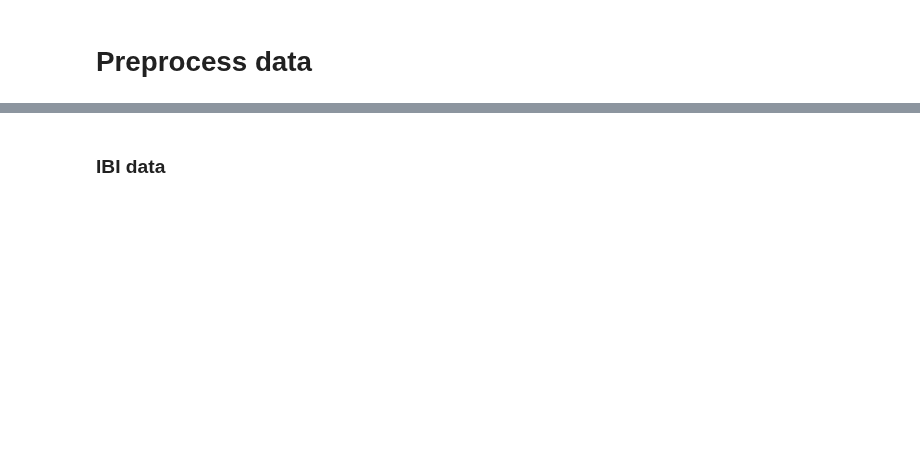
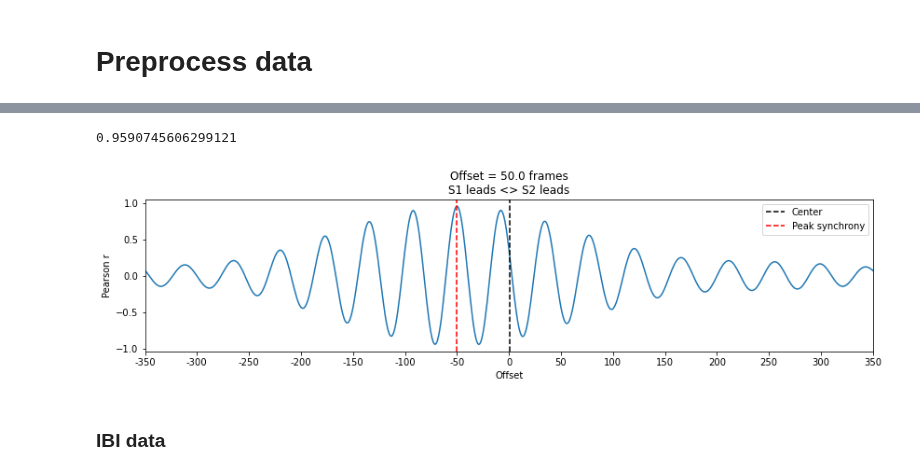
Before and after one commit to visserle/two-hearts, a Jupyter notebook: 05_simulation.ipynb, the cells around one changed output, grey strips where cells are left out. Cells and saved outputs as stored; diff of their text form; code cells hidden in the pictures; blank space fills up the shorter version.

```diff
--- a/05_simulation.ipynb
+++ b/05_simulation.ipynb
@@ -300,2 +336,30 @@ print(np.equal(a["sync"][0][:-lag],a["sync"][1][lag:]))
+# %%
+# Modified from:
+# https://towardsdatascience.com/four-ways-to-quantify-synchrony-between-time-series-data-b99136c4a9c9
+
+d1 = pd.Series(data["sync"][0])
+d2 = pd.Series(data["sync"][1])
+seconds = 7
+sampling_rate_new = 50
+rs = [
+    crosscorr(d1,d2, lag)
+    for lag in range(
+        -int(seconds*sampling_rate_new),
+        int(seconds*sampling_rate_new+1))
+    ]
+offset = np.floor(len(rs)/2)-np.argmax(rs)
+f,ax=plt.subplots(figsize=(14,3))
+ax.plot(rs)
+ax.axvline(np.ceil(len(rs)/2),color='k',linestyle='--',label='Center')
+ax.axvline(np.argmax(rs),color='r',linestyle='--',label='Peak synchrony')
+ax.margins(x=0)
+ax.set(title=f'Offset = {offset} frames\nS1 leads <> S2 leads', xlabel='Offset',ylabel='Pearson r')
+ax.set_xticks(list(range(0,seconds*sampling_rate_new*2+1))[::50])
+ax.set_xticklabels(list(range(-int(seconds*sampling_rate_new),int(seconds*sampling_rate_new+1)))[::50])
+plt.legend()
+print(max(rs))
+# %% [output]
+0.9590745606299121
+[figure, new version]
 # %% [markdown]
 ### IBI data
```
Also changed, not shown: parts of 25 cells of this notebook.
